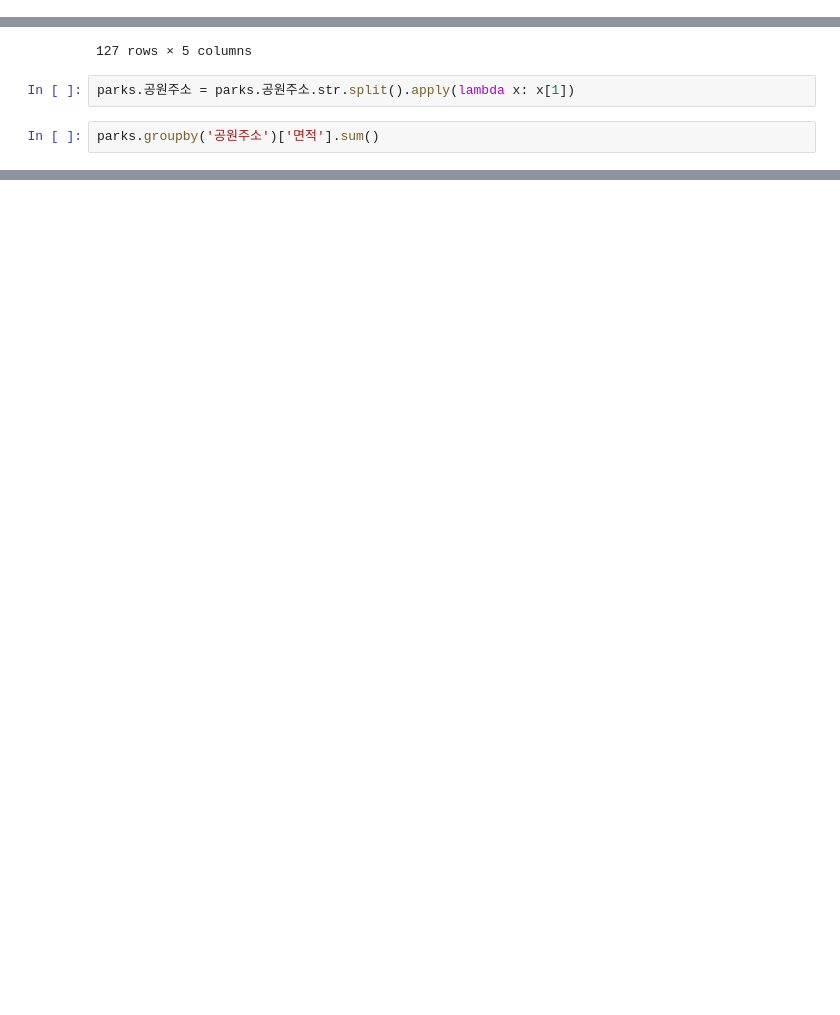
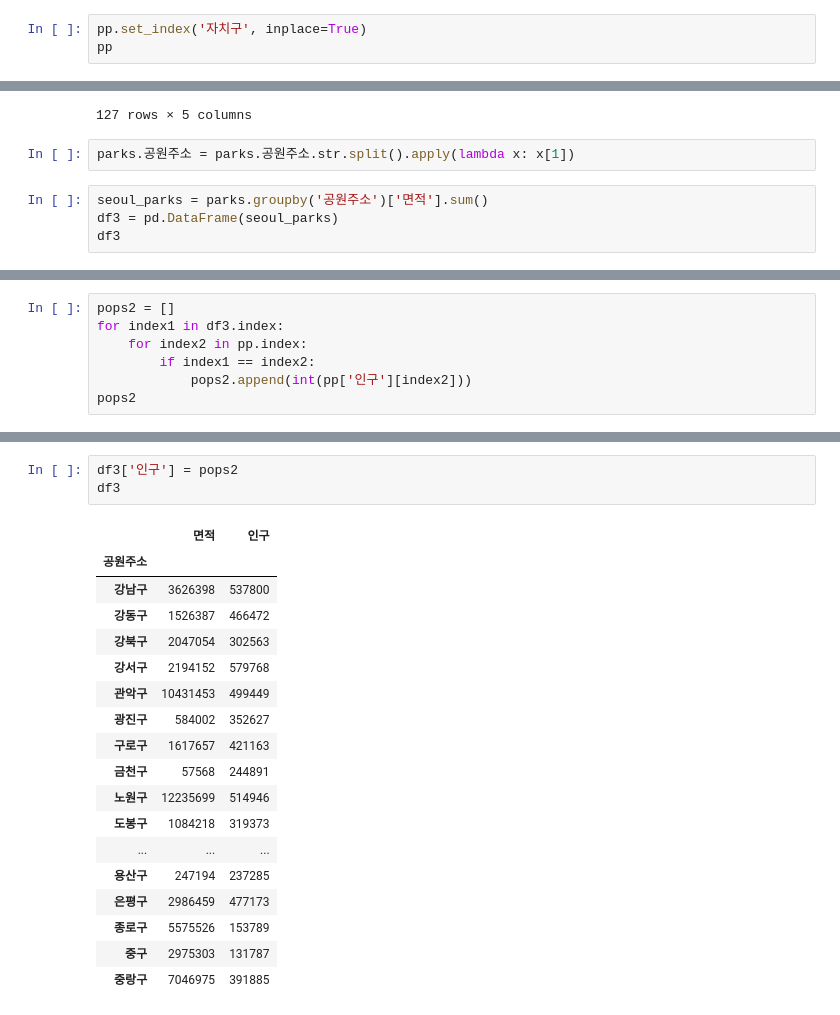
Before and after one commit to rawmouse96/DataAnalysis, a Jupyter notebook: 04.지도시각화/과제/04210423.ipynb, the cells around one changed output, grey strips where cells are left out. Drawn from its saved outputs; the diff is of its cells as text; blank space fills up the shorter version.

```diff
--- a/04.지도시각화/과제/04210423.ipynb
+++ b/04.지도시각화/과제/04210423.ipynb
@@ -291,0 +351,3 @@ See the caveats in the documentation: https://pandas.pydata.org/pandas-docs/stab
+# %%
+pp.set_index('자치구', inplace=True)
+pp
@@ -324,5 +410,7 @@ parks
 # %%
 parks.공원주소 = parks.공원주소.str.split().apply(lambda x: x[1])
 # %%
-parks.groupby('공원주소')['면적'].sum()
+seoul_parks = parks.groupby('공원주소')['면적'].sum()
+df3 = pd.DataFrame(seoul_parks)
+df3
 # %% [output]
@@ -345,0 +435,7 @@ Name: 면적, dtype: int32
+# %%
+pops2 = []
+for index1 in df3.index:
+    for index2 in pp.index:
+        if index1 == index2:
+            pops2.append(int(pp['인구'][index2]))
+pops2
@@ -345,0 +460,22 @@ Name: 면적, dtype: int32
+# %%
+df3['인구'] = pops2
+df3
+# %% [output]
+|  | 면적 | 인구 |
+| 공원주소 |  |  |
+| 강남구 | 3626398 | 537800 |
+| 강동구 | 1526387 | 466472 |
+| 강북구 | 2047054 | 302563 |
+| 강서구 | 2194152 | 579768 |
+| 관악구 | 10431453 | 499449 |
+| 광진구 | 584002 | 352627 |
+| 구로구 | 1617657 | 421163 |
+| 금천구 | 57568 | 244891 |
+| 노원구 | 12235699 | 514946 |
+| 도봉구 | 1084218 | 319373 |
+| ... | ... | ... |
+| 용산구 | 247194 | 237285 |
+| 은평구 | 2986459 | 477173 |
+| 종로구 | 5575526 | 153789 |
+| 중구 | 2975303 | 131787 |
+| 중랑구 | 7046975 | 391885 |
```
Also changed, not shown: parts of 19 cells of this notebook, 2 other files.
